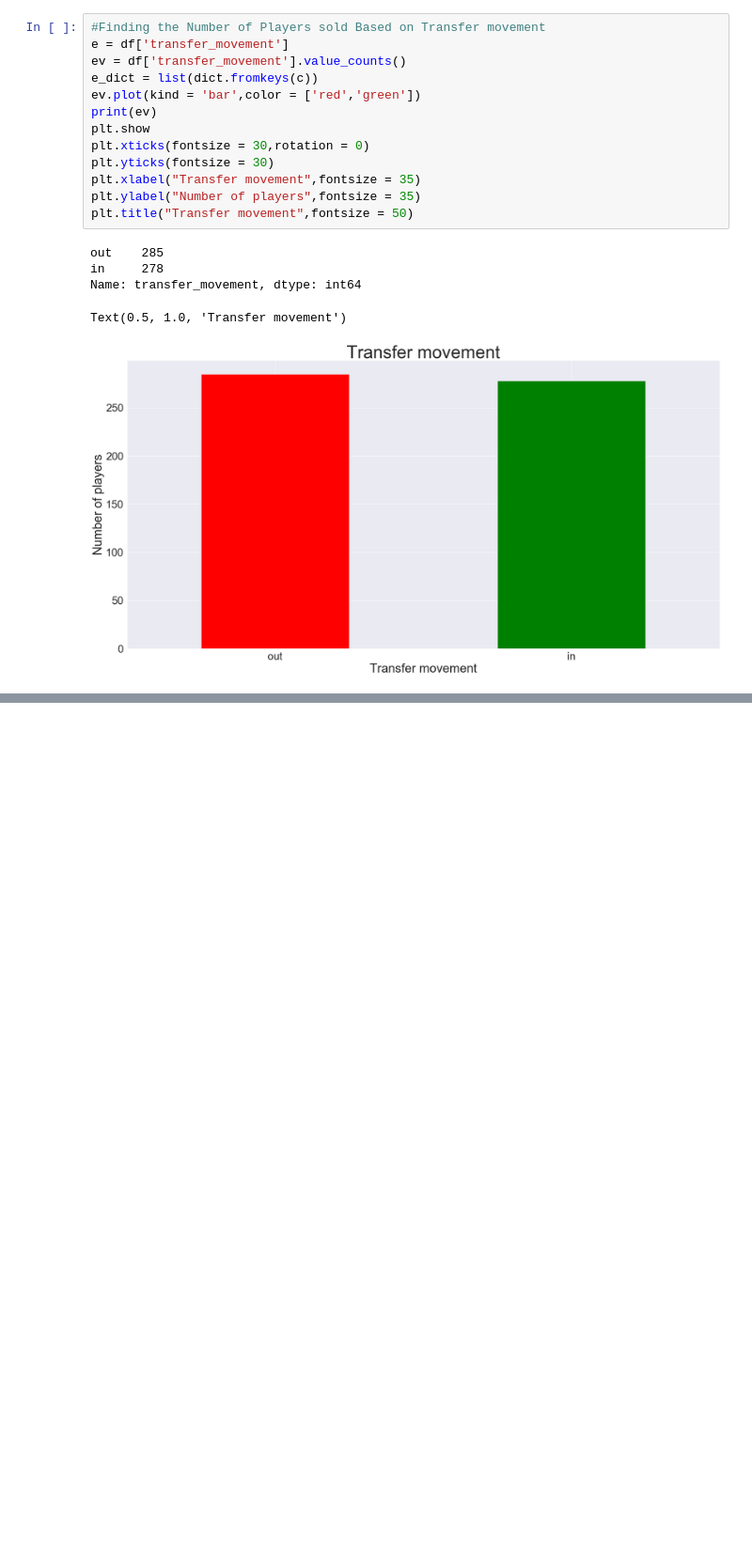
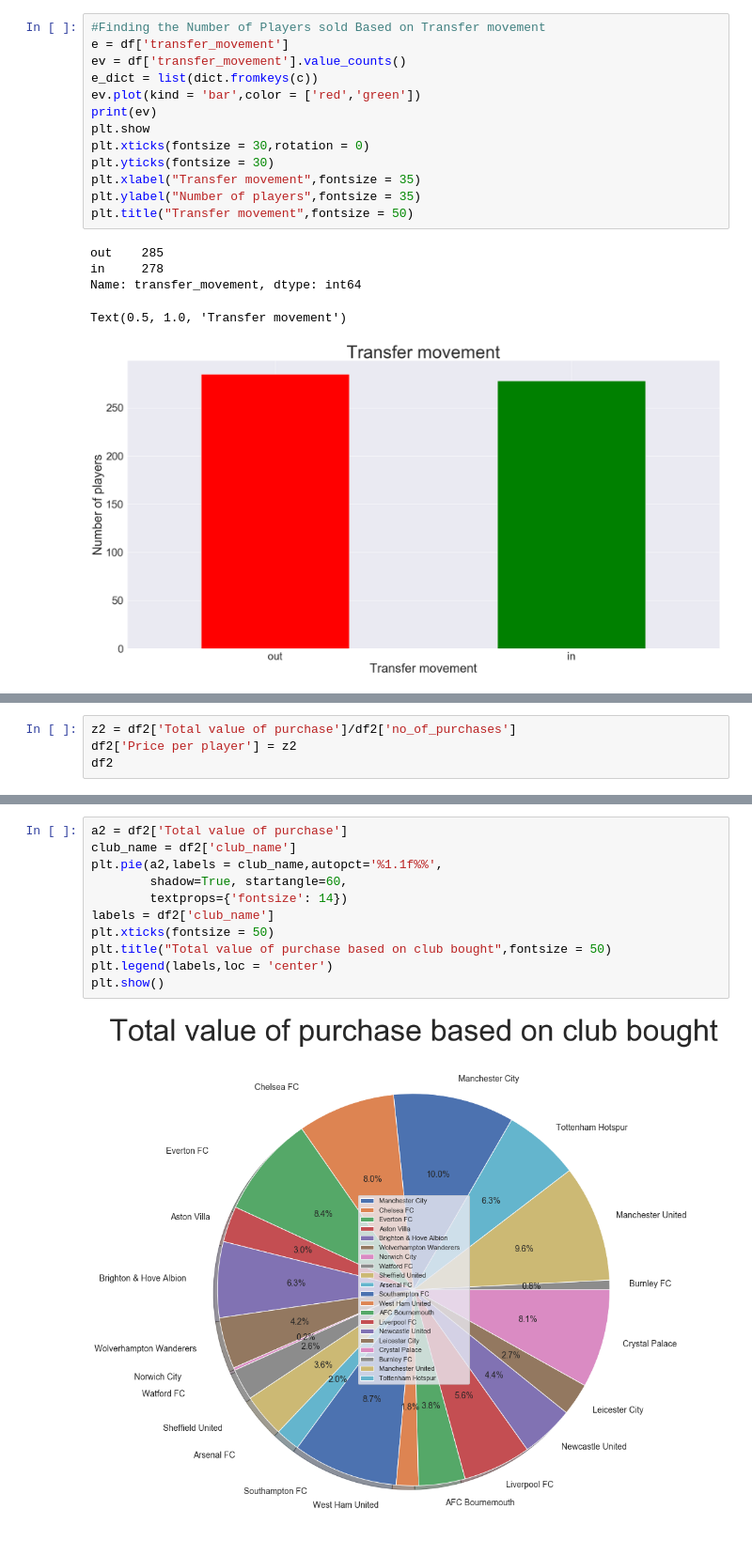
Before and after one commit to Thesavagecoder7784/Statistical-Data-Analysis-With-Pandas, a Jupyter notebook: English Premier League Transfers Analysis 2019-20.ipynb, the cells around one changed output, grey strips where cells are left out. Shown at 94% size. Saved outputs shown, nothing was run; the diff lists cells and outputs as text; blank space fills up the shorter version.

```diff
--- a/English Premier League Transfers Analysis 2019-20.ipynb
+++ b/English Premier League Transfers Analysis 2019-20.ipynb
@@ -193,0 +247,4 @@ adc
+# %%
+z2 = df2['Total value of purchase']/df2['no_of_purchases']
+df2['Price per player'] = z2
+df2
@@ -193,0 +269,13 @@ adc
+# %%
+a2 = df2['Total value of purchase']
+club_name = df2['club_name']
+plt.pie(a2,labels = club_name,autopct='%1.1f%%',
+        shadow=True, startangle=60,
+        textprops={'fontsize': 14})
+labels = df2['club_name']
+plt.xticks(fontsize = 50)
+plt.title("Total value of purchase based on club bought",fontsize = 50)
+plt.legend(labels,loc = 'center')
+plt.show()
+# %% [output]
+[figure, added]
```
Also changed, not shown: parts of 15 cells of this notebook.
